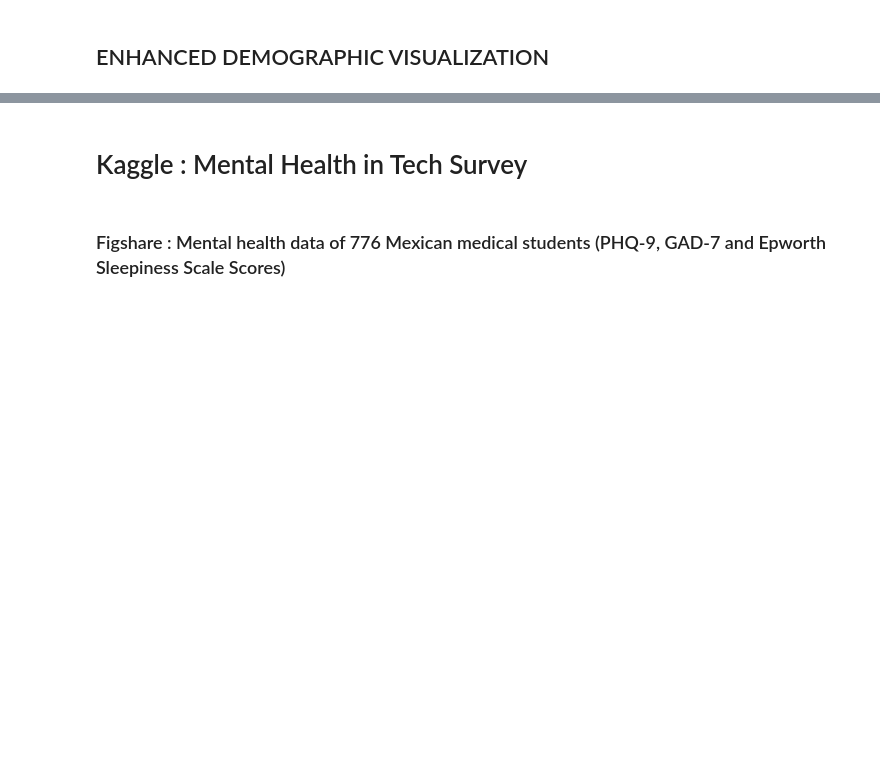
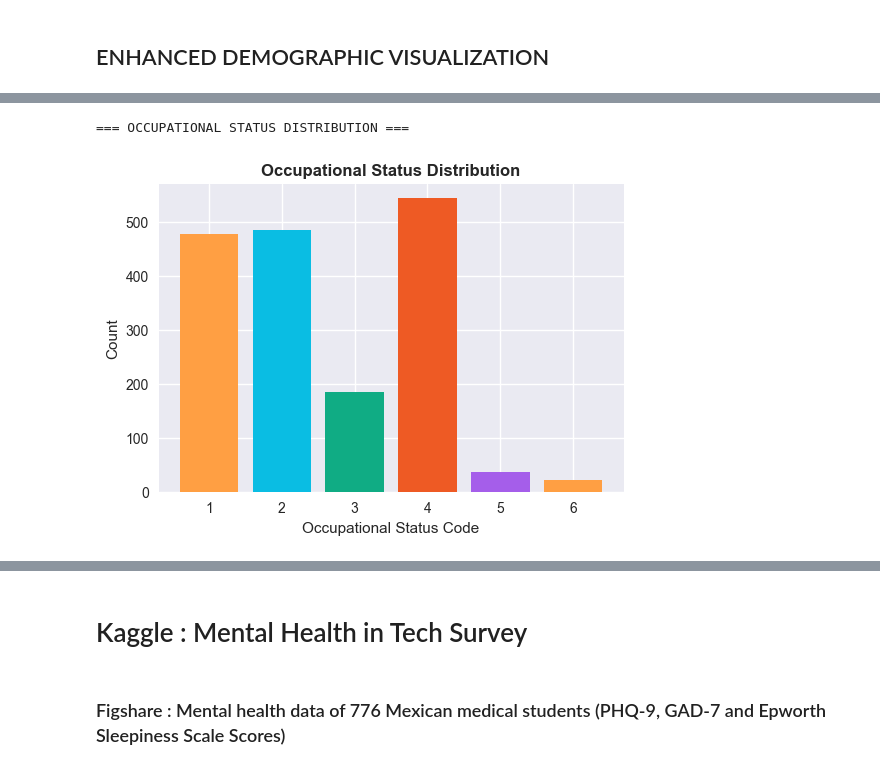
Before and after one commit to alivianay/stresss, a Jupyter notebook: notebook/code.ipynb, the cells around one changed output, grey strips where cells are left out. Cells and saved outputs as stored; diff of their text form; code cells hidden in the pictures; blank space fills up the shorter version.

```diff
--- a/notebook/code.ipynb
+++ b/notebook/code.ipynb
@@ -231,0 +422,18 @@ print("5. Graduation and above")
+# %%
+# 5. Occupational Status
+
+print("\n=== OCCUPATIONAL STATUS DISTRIBUTION ===")
+plt.figure(figsize=(6,4))
+occ_counts = data_clean['Occupational_Status'].value_counts().sort_index()
+plt.bar(
+    occ_counts.index,
+    occ_counts.values,
+    color=['#ff9f43', '#0abde3', '#10ac84', '#ee5a24', '#a55eea']
+)
+plt.title('Occupational Status Distribution', fontweight='bold')
+plt.xlabel('Occupational Status Code')
+plt.ylabel('Count')
+plt.show()
+# %% [output]
+=== OCCUPATIONAL STATUS DISTRIBUTION ===
+[figure, added]
```
Also changed, not shown: parts of 40 cells of this notebook.
